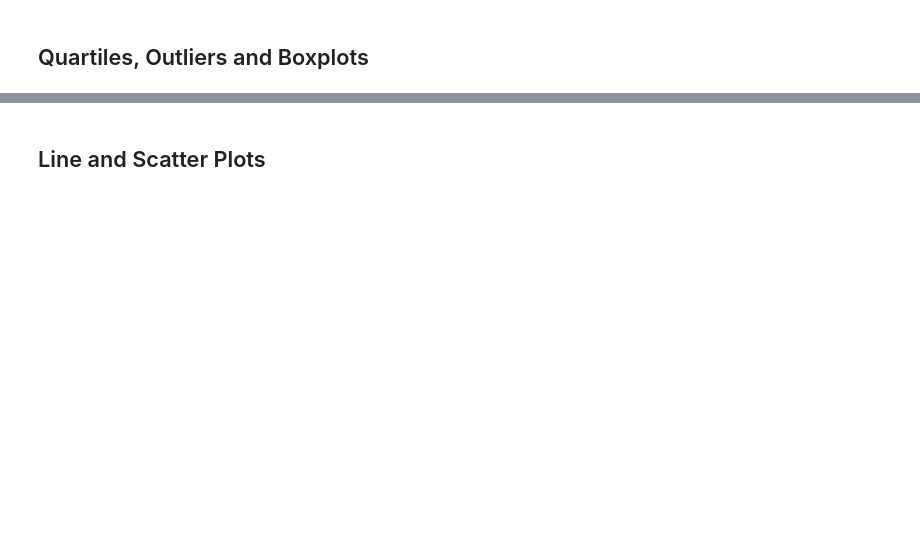
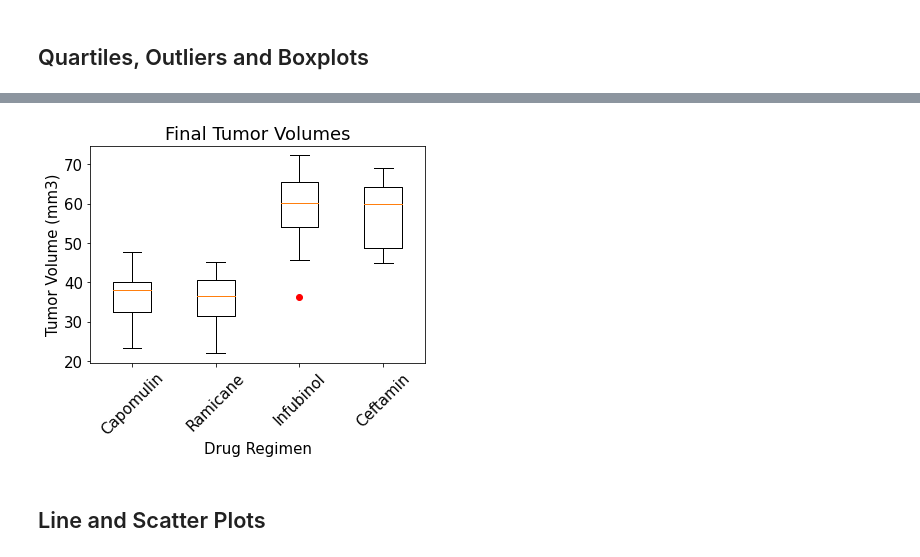
Before and after one commit to diazdez/Matplotlib-pymaceuticals, a Jupyter notebook: pymaceuticals_starter.ipynb, the cells around one changed output, grey strips where cells are left out. Saved outputs shown, nothing was run; the diff lists cells and outputs as text; code cells hidden in the pictures; blank space fills up the shorter version.

```diff
--- a/pymaceuticals_starter.ipynb
+++ b/pymaceuticals_starter.ipynb
@@ -192,5 +294,5 @@ regimen_4drugs= clean_data[(clean_data["Drug Regimen"] == "Capomulin") |
                           (clean_data["Drug Regimen"] == "Ceftamin")]
 
 
-regimen_4drugs_data = regimen_4drugs.groupby(['Drug Regimen','Mouse ID']).agg(Tumor_size=('Tumor Volume (mm3)',lambda x: x.iloc[-1]))
+regimen_4drugs_data = regimen_4drugs.groupby(['Drug Regimen','Mouse ID']).aggregate(Tumor_size=('Tumor Volume (mm3)',lambda x: x.iloc[-1]))
 regimen_4drugs_data
@@ -210,7 +327,7 @@ regimen_4drugs_unstack = regimen_4drugs_data.stack(level=0).unstack(level=0)
 regimen_4drugs_unstack.head()
 
 
-Counter = 0
+counter = 0
 for drug in regimen_list:
     quartiles = regimen_4drugs_unstack[drug].quantile([.25,.5,.75])
     lowerq = quartiles[0.25]
@@ -220,12 +337,12 @@ for drug in regimen_list:
     upper_bound = upperq + (1.5*iqr)
 
     if counter == 0:
-        print(f"--------------------------------------------------------")
-    print(f"Drug Regime {drug} IQR data is:")
+        print(f"         ")
+    print(f"* Drug Regime {drug} IQR data is:")
     print(f"The lower quartile of {drug} is: {lowerq}")
     print(f"The upper quartile of {drug} is: {upperq}")
     print(f"The interquartile range of {drug} is: {iqr}")
     print(f"Values below {lower_bound} for {drug} could be outliers.")
     print(f"Values above {upper_bound} for {drug} could be outliers.")
-    print(f"--------------------------------------------------------")
+    print(f"-----")
     counter += 1
@@ -232,22 +367,24 @@ for drug in regimen_list:
 # %%
 # Generate a box plot of the final tumor volume of each mouse across four regimens of interest
 
 box_plot = []
 #Note: unstack df contains "NaN" data that must not be plotted
 
 for drug in regimen_list:
     box_plot.append(list(regimen_4drugs_unstack[drug].dropna()))
 
 fig1, ax = plt.subplots()
 ax.set_title("Final Tumor Volumes by Drug Regimen")
 ax.set_xlabel("Drug Regimen")
-ax.set_c("Tumor Volume (mm3)")
+ax.set_ylabel("Tumor Volume (mm3)")
 ax.boxplot(box_plot,notch=0,sym='red')
 plt.xticks([1,2,3,4],labels=regimen_list, rotation='45')
 
 plt.title("Final Tumor Volumes")
 plt.ylabel("Tumor Volume (mm3)")
 plt.show()
+# %% [output]
+[figure, added]
 # %% [markdown]
 ## Line and Scatter Plots
 # %%
```
Also changed, not shown: parts of 20 cells of this notebook.
